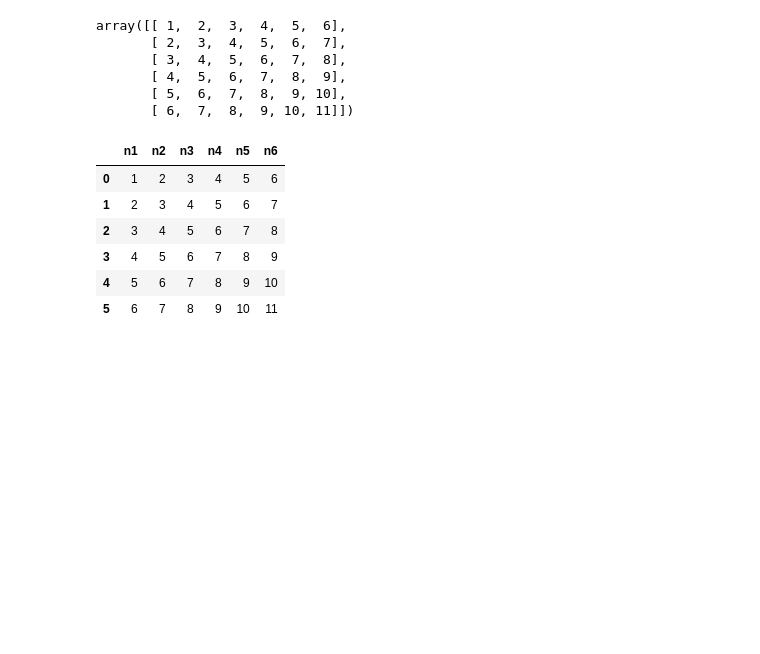
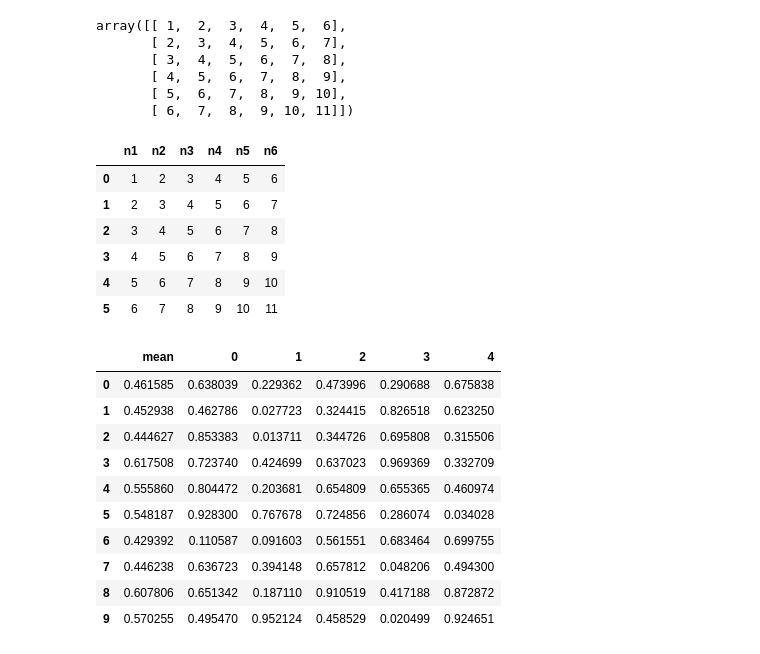
Before and after one commit to TheoKim365/NadoCoding, a Jupyter notebook: DataAnalysis/Pandas/02. DataFrame(array).ipynb, the cells around one changed output. Drawn from its saved outputs; the diff is of its cells as text; code cells hidden in the pictures; blank space fills up the shorter version.

```diff
--- a/DataAnalysis/Pandas/02. DataFrame(array).ipynb
+++ b/DataAnalysis/Pandas/02. DataFrame(array).ipynb
@@ -170,3 +170,24 @@ df
 | 3 | 4 | 5 | 6 | 7 | 8 | 9 |
 | 4 | 5 | 6 | 7 | 8 | 9 | 10 |
 | 5 | 6 | 7 | 8 | 9 | 10 | 11 |
+# %%
+import numpy as np
+import pandas as pd
+
+df = pd.DataFrame(np.random.rand(10, 5), columns = ['0', '1', '2', '3', '4'])
+df['mean'] = df.mean(axis=1)
+cols =['mean','0', '1', '2', '3', '4']
+df = df[cols]
+df
+# %% [output]
+|  | mean | 0 | 1 | 2 | 3 | 4 |
+| 0 | 0.461585 | 0.638039 | 0.229362 | 0.473996 | 0.290688 | 0.675838 |
+| 1 | 0.452938 | 0.462786 | 0.027723 | 0.324415 | 0.826518 | 0.623250 |
+| 2 | 0.444627 | 0.853383 | 0.013711 | 0.344726 | 0.695808 | 0.315506 |
+| 3 | 0.617508 | 0.723740 | 0.424699 | 0.637023 | 0.969369 | 0.332709 |
+| 4 | 0.555860 | 0.804472 | 0.203681 | 0.654809 | 0.655365 | 0.460974 |
+| 5 | 0.548187 | 0.928300 | 0.767678 | 0.724856 | 0.286074 | 0.034028 |
+| 6 | 0.429392 | 0.110587 | 0.091603 | 0.561551 | 0.683464 | 0.699755 |
+| 7 | 0.446238 | 0.636723 | 0.394148 | 0.657812 | 0.048206 | 0.494300 |
+| 8 | 0.607806 | 0.651342 | 0.187110 | 0.910519 | 0.417188 | 0.872872 |
+| 9 | 0.570255 | 0.495470 | 0.952124 | 0.458529 | 0.020499 | 0.924651 |
```
Also changed, not shown: parts of 1 cell of this notebook, 3 other files.
